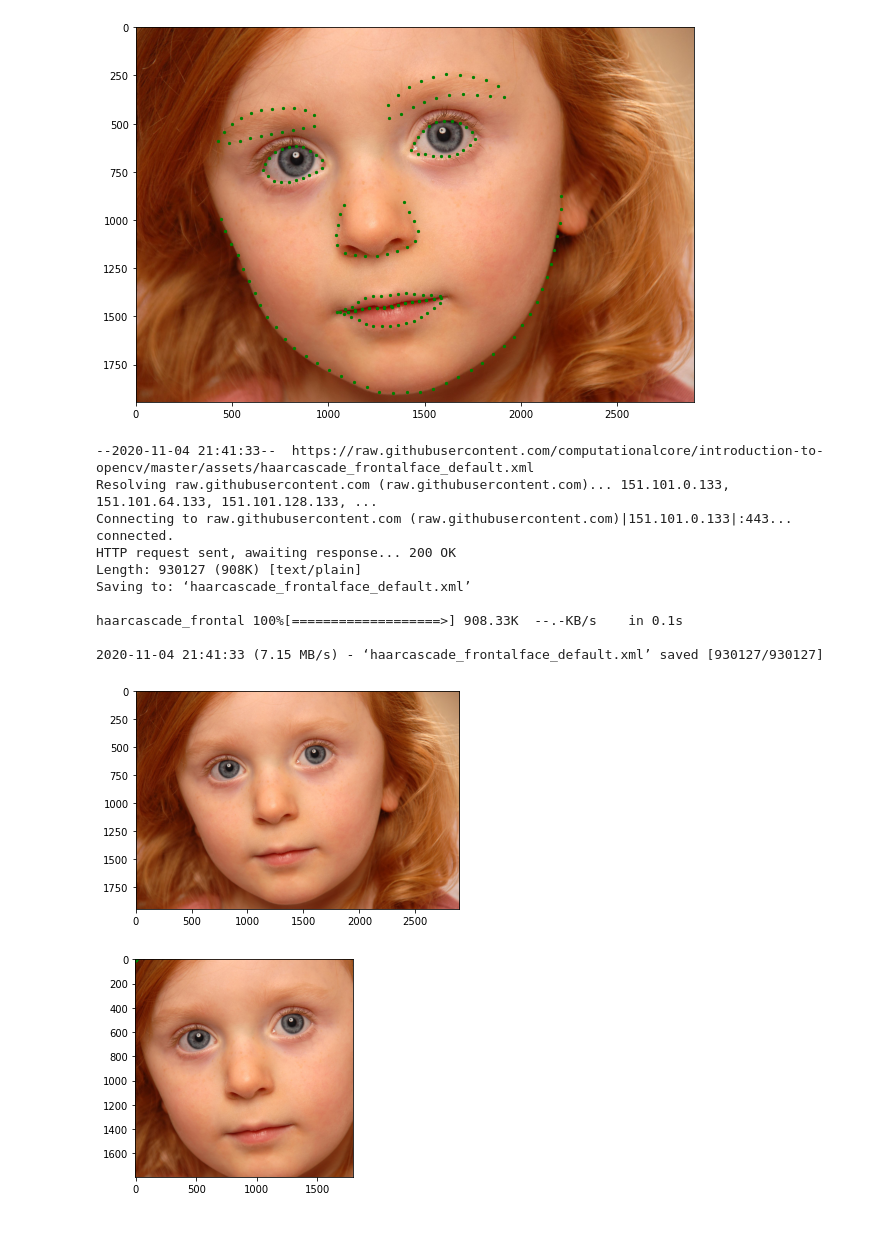
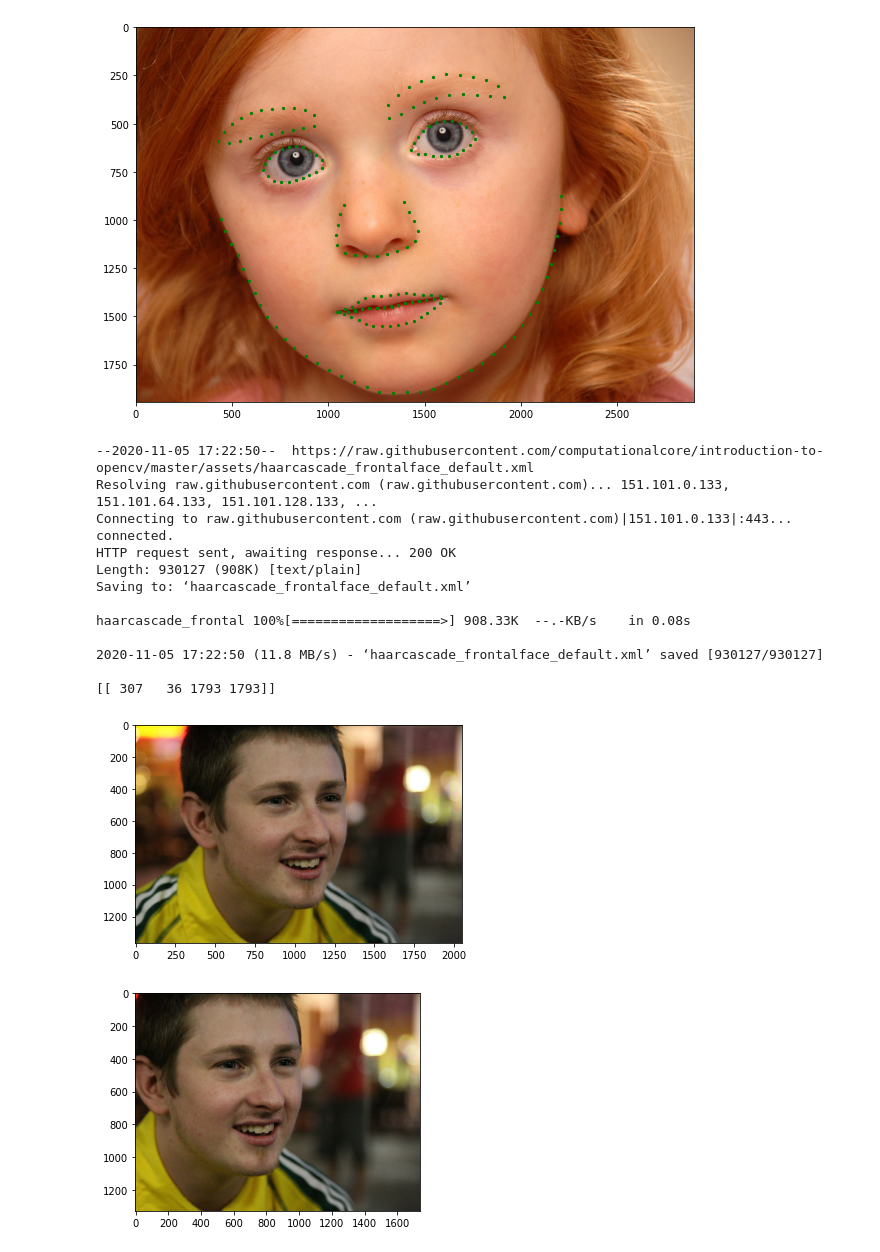
Before and after one commit to alexandrufiruti/masterlastyear, a Jupyter notebook: mlav/face_landmark_localization.ipynb, the cells around one changed output. Saved outputs shown, nothing was run; the diff lists cells and outputs as text; code cells hidden in the pictures.

```diff
--- a/mlav/face_landmark_localization.ipynb
+++ b/mlav/face_landmark_localization.ipynb
@@ -86,37 +86,40 @@ plt.show()
 # %%
 !wget --no-check-certificate \
     https://raw.githubusercontent.com/computationalcore/introduction-to-opencv/master/assets/haarcascade_frontalface_default.xml \
     -O haarcascade_frontalface_default.xml
 
 import cv2
 import torch
 
-img = cv2.imread('all_helen/3247810519_1.jpg')
-landmarks = landmark_dict['3247810519_1']
+img = cv2.imread('all_helen/118736691_1.jpg')
+landmarks = landmark_dict['118736691_1']
 landmarks = np.array(landmarks)
 
 face_cascade = cv2.CascadeClassifier('haarcascade_frontalface_default.xml')
 faces = face_cascade.detectMultiScale(gray)
-(x,y,w,h) in faces
+print(faces)
+(x,y,w,h) = faces[0]
 plt.imshow(cv2.cvtColor(img, cv2.COLOR_BGR2RGB))
 plt.show()
 
 crop_image = img[y:y+h, x:x+w]
 #landmarks = torch.tensor(landmarks) - torch.tensor([[y, x]])
 #landmarks = landmarks / torch.tensor([img.shape[1], img.shape[0]])
 plt.imshow(cv2.cvtColor(crop_image, cv2.COLOR_BGR2RGB))
-plt.scatter(landmarks[:,0], landmarks[:,1], s = 5, c = 'g')
+#plt.scatter(landmarks[:,0], landmarks[:,1], s = 5, c = 'g')
 plt.show()
 # %% [output]
---2020-11-04 21:41:33--  https://raw.githubusercontent.com/computationalcore/introduction-to-opencv/master/assets/haarcascade_frontalface_default.xml
+--2020-11-05 17:22:50--  https://raw.githubusercontent.com/computationalcore/introduction-to-opencv/master/assets/haarcascade_frontalface_default.xml
 Resolving raw.githubusercontent.com (raw.githubusercontent.com)... 151.101.0.133, 151.101.64.133, 151.101.128.133, ...
 Connecting to raw.githubusercontent.com (raw.githubusercontent.com)|151.101.0.133|:443... connected.
 HTTP request sent, awaiting response... 200 OK
 Length: 930127 (908K) [text/plain]
 Saving to: ‘haarcascade_frontalface_default.xml’
 
-haarcascade_frontal 100%[===================>] 908.33K  --.-KB/s    in 0.1s
+haarcascade_frontal 100%[===================>] 908.33K  --.-KB/s    in 0.08s
 
-2020-11-04 21:41:33 (7.15 MB/s) - ‘haarcascade_frontalface_default.xml’ saved [930127/930127]
+2020-11-05 17:22:50 (11.8 MB/s) - ‘haarcascade_frontalface_default.xml’ saved [930127/930127]
+
+[[ 307   36 1793 1793]]
-[figure, old version]
+[figure, new version]
-[figure, old version]
+[figure, new version]
```
Also changed, not shown: parts of 3 cells of this notebook.
